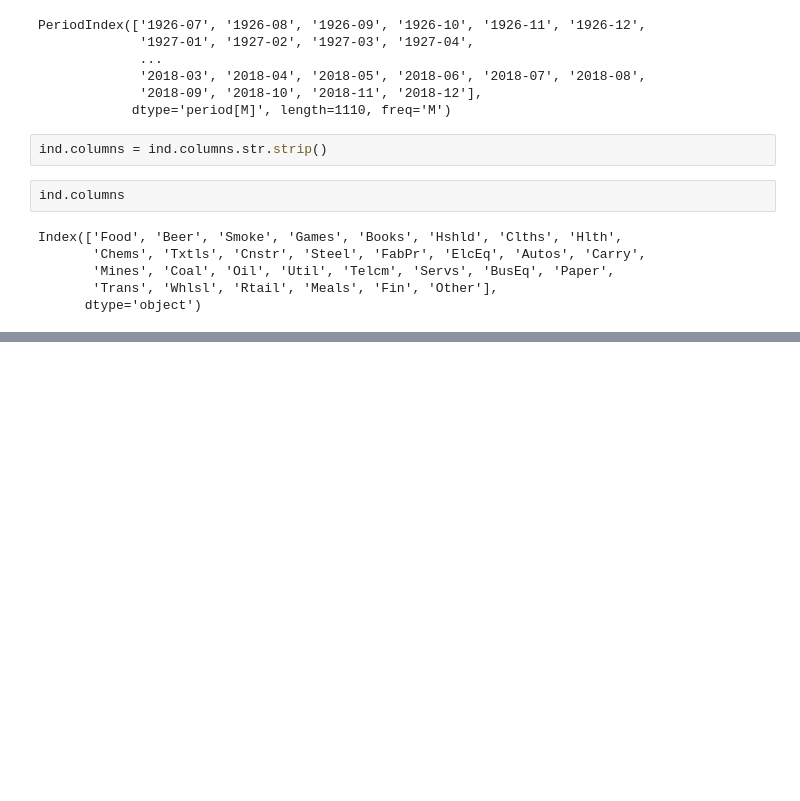
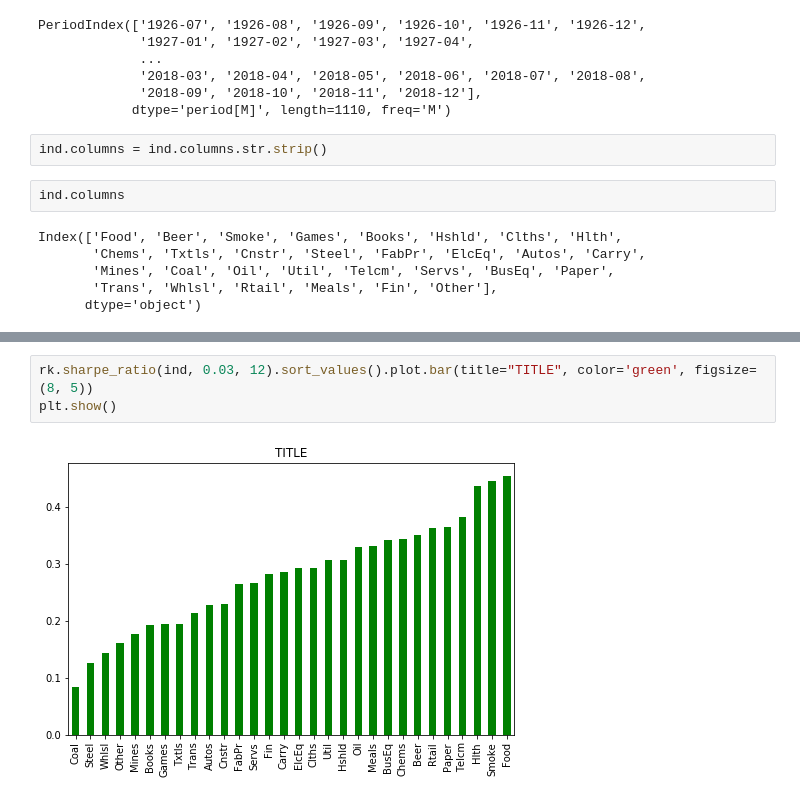
Before and after one commit to allaccountstaken/risk_toolkit, a Jupyter notebook: frontier.ipynb, the cells around one changed output, grey strips where cells are left out. Cells and saved outputs as stored; diff of their text form; blank space fills up the shorter version.

```diff
--- a/frontier.ipynb
+++ b/frontier.ipynb
@@ -44,0 +92,5 @@ Index(['Food', 'Beer', 'Smoke', 'Games', 'Books', 'Hshld', 'Clths', 'Hlth',
+# %%
+rk.sharpe_ratio(ind, 0.03, 12).sort_values().plot.bar(title="TITLE", color='green', figsize=(8, 5))
+plt.show()
+# %% [output]
+[figure, added]
```
Also changed, not shown: parts of 8 cells of this notebook, 2 other files.
